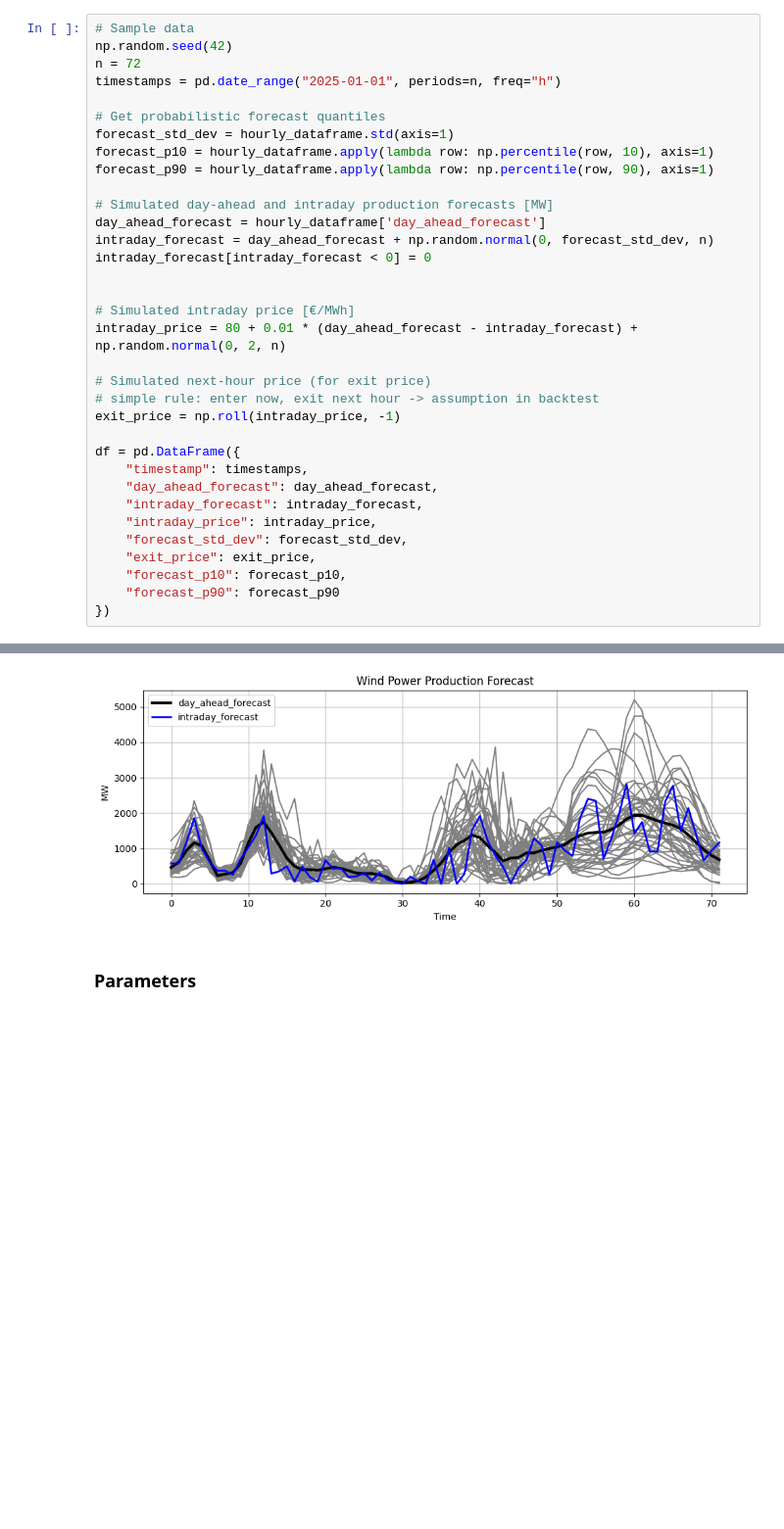
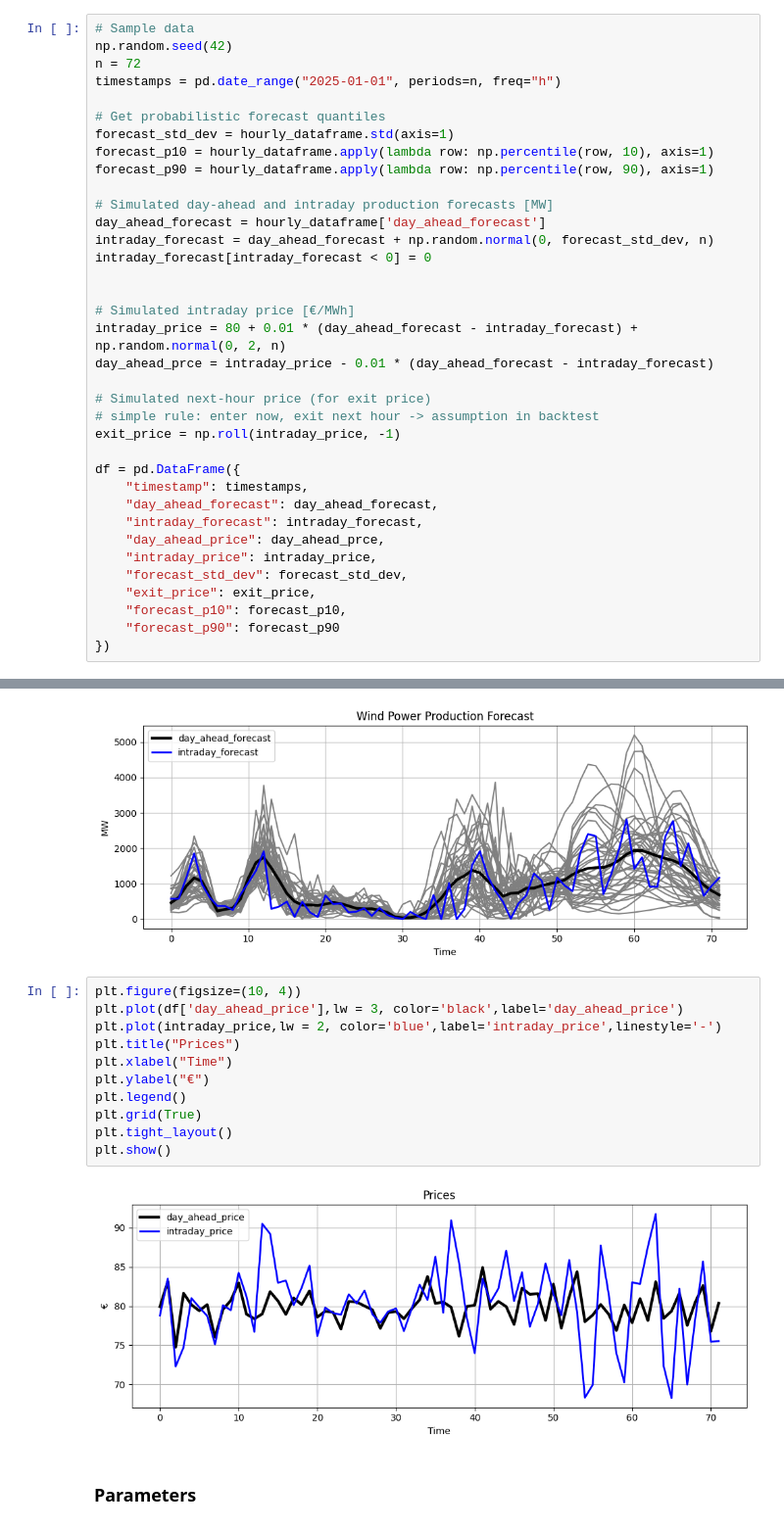
Before and after one commit to RIVACON/RiVaPy, a Jupyter notebook: notebooks/tools/algo_trading_in_python.ipynb, the cells around one changed output, grey strips where cells are left out. Shown at 98% size. Saved outputs shown, nothing was run; the diff lists cells and outputs as text; blank space fills up the shorter version.

```diff
--- a/notebooks/tools/algo_trading_in_python.ipynb
+++ b/notebooks/tools/algo_trading_in_python.ipynb
@@ -85,6 +85,7 @@ intraday_forecast[intraday_forecast < 0] = 0
 
 # Simulated intraday price [€/MWh]
 intraday_price = 80 + 0.01 * (day_ahead_forecast - intraday_forecast) + np.random.normal(0, 2, n)
+day_ahead_prce = intraday_price - 0.01 * (day_ahead_forecast - intraday_forecast)
 
 # Simulated next-hour price (for exit price)
 # simple rule: enter now, exit next hour -> assumption in backtest
@@ -94,6 +95,7 @@ df = pd.DataFrame({
     "timestamp": timestamps,
     "day_ahead_forecast": day_ahead_forecast,
     "intraday_forecast": intraday_forecast,
+    "day_ahead_price": day_ahead_prce,
     "intraday_price": intraday_price,
     "forecast_std_dev": forecast_std_dev,
     "exit_price": exit_price,
@@ -115,6 +117,19 @@ plt.tight_layout()
 plt.show()
 # %% [output]
 [figure]
+# %%
+plt.figure(figsize=(10, 4))
+plt.plot(df['day_ahead_price'],lw = 3, color='black',label='day_ahead_price')
+plt.plot(intraday_price,lw = 2, color='blue',label='intraday_price',linestyle='-')
+plt.title("Prices")
+plt.xlabel("Time")
+plt.ylabel("€")
+plt.legend()
+plt.grid(True)
+plt.tight_layout()
+plt.show()
+# %% [output]
+[figure, added]
 # %% [markdown]
 ### Parameters
 # %%
```
